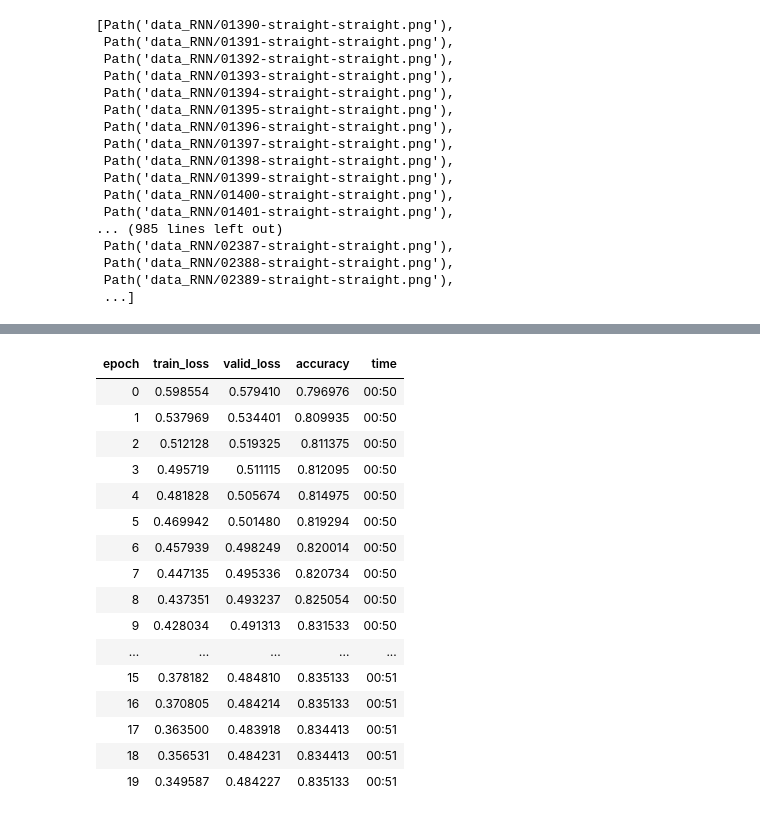
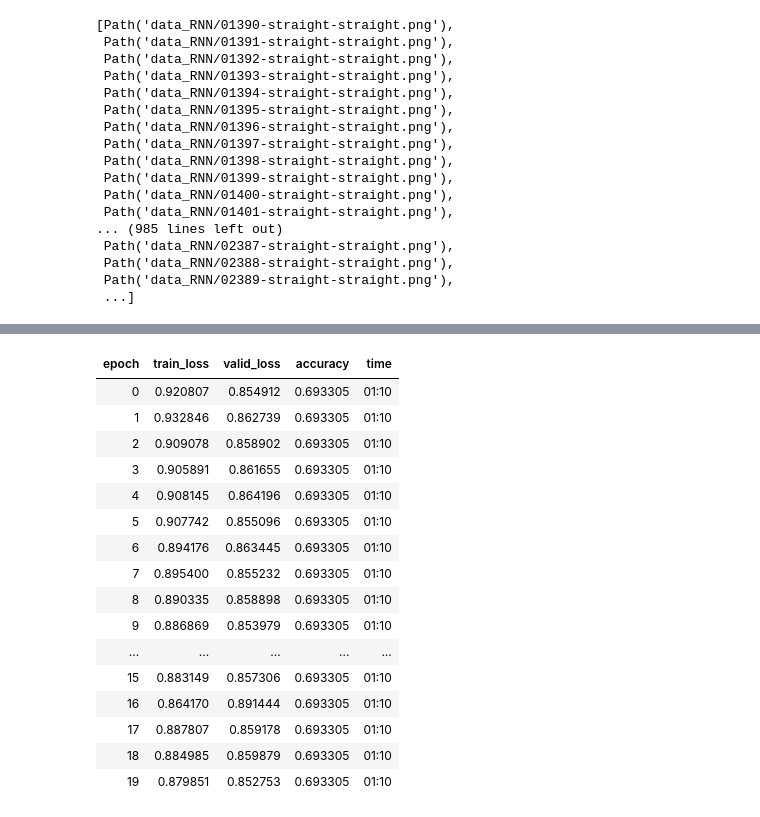
Before and after one commit to anthonyjclark/raycasting-simulation, a Jupyter notebook: Notebooks/RNN_FAI_Marchese.ipynb, the cells around one changed output, grey strips where cells are left out. Cells and saved outputs as stored; diff of their text form; code cells hidden in the pictures.

```diff
--- a/Notebooks/RNN_FAI_Marchese.ipynb
+++ b/Notebooks/RNN_FAI_Marchese.ipynb
@@ -94,23 +98,23 @@ SuggestedLRs(lr_min=4.365158383734525e-06, lr_steep=0.0020892962347716093)
-# %%
-learn.fit(20, lr=4.36e-06)
-# %% [output]
-| epoch | train_loss | valid_loss | accuracy | time |
-| 0 | 0.598554 | 0.579410 | 0.796976 | 00:50 |
-| 1 | 0.537969 | 0.534401 | 0.809935 | 00:50 |
-| 2 | 0.512128 | 0.519325 | 0.811375 | 00:50 |
-| 3 | 0.495719 | 0.511115 | 0.812095 | 00:50 |
-| 4 | 0.481828 | 0.505674 | 0.814975 | 00:50 |
-| 5 | 0.469942 | 0.501480 | 0.819294 | 00:50 |
-| 6 | 0.457939 | 0.498249 | 0.820014 | 00:50 |
-| 7 | 0.447135 | 0.495336 | 0.820734 | 00:50 |
-| 8 | 0.437351 | 0.493237 | 0.825054 | 00:50 |
-| 9 | 0.428034 | 0.491313 | 0.831533 | 00:50 |
-| ... | ... | ... | ... | ... |
-| 15 | 0.378182 | 0.484810 | 0.835133 | 00:51 |
-| 16 | 0.370805 | 0.484214 | 0.835133 | 00:51 |
-| 17 | 0.363500 | 0.483918 | 0.834413 | 00:51 |
-| 18 | 0.356531 | 0.484231 | 0.834413 | 00:51 |
-| 19 | 0.349587 | 0.484227 | 0.835133 | 00:51 |
+# %%
+learn.fit(20, lr=0.0005)
+# %% [output]
+| epoch | train_loss | valid_loss | accuracy | time |
+| 0 | 0.920807 | 0.854912 | 0.693305 | 01:10 |
+| 1 | 0.932846 | 0.862739 | 0.693305 | 01:10 |
+| 2 | 0.909078 | 0.858902 | 0.693305 | 01:10 |
+| 3 | 0.905891 | 0.861655 | 0.693305 | 01:10 |
+| 4 | 0.908145 | 0.864196 | 0.693305 | 01:10 |
+| 5 | 0.907742 | 0.855096 | 0.693305 | 01:10 |
+| 6 | 0.894176 | 0.863445 | 0.693305 | 01:10 |
+| 7 | 0.895400 | 0.855232 | 0.693305 | 01:10 |
+| 8 | 0.890335 | 0.858898 | 0.693305 | 01:10 |
+| 9 | 0.886869 | 0.853979 | 0.693305 | 01:10 |
+| ... | ... | ... | ... | ... |
+| 15 | 0.883149 | 0.857306 | 0.693305 | 01:10 |
+| 16 | 0.864170 | 0.891444 | 0.693305 | 01:10 |
+| 17 | 0.887807 | 0.859178 | 0.693305 | 01:10 |
+| 18 | 0.884985 | 0.859879 | 0.693305 | 01:10 |
+| 19 | 0.879851 | 0.852753 | 0.693305 | 01:10 |
 # %%
 PATH = 'fai_RNN.pth'
 torch.save(net.state_dict(), PATH)
```
Also changed, not shown: parts of 4 cells of this notebook, 9 other files.
